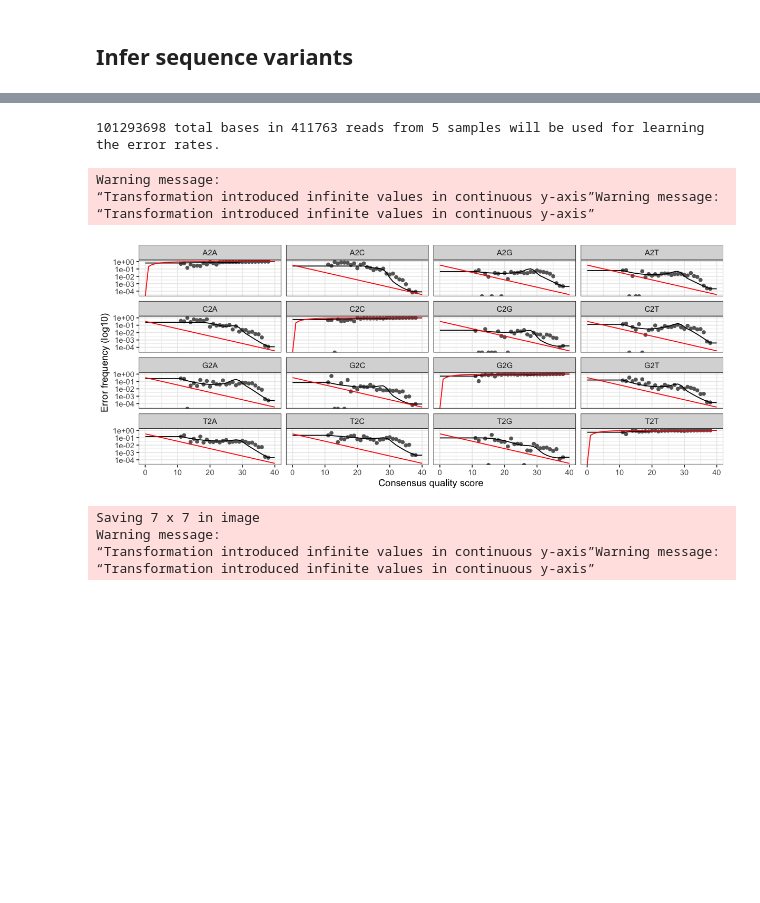
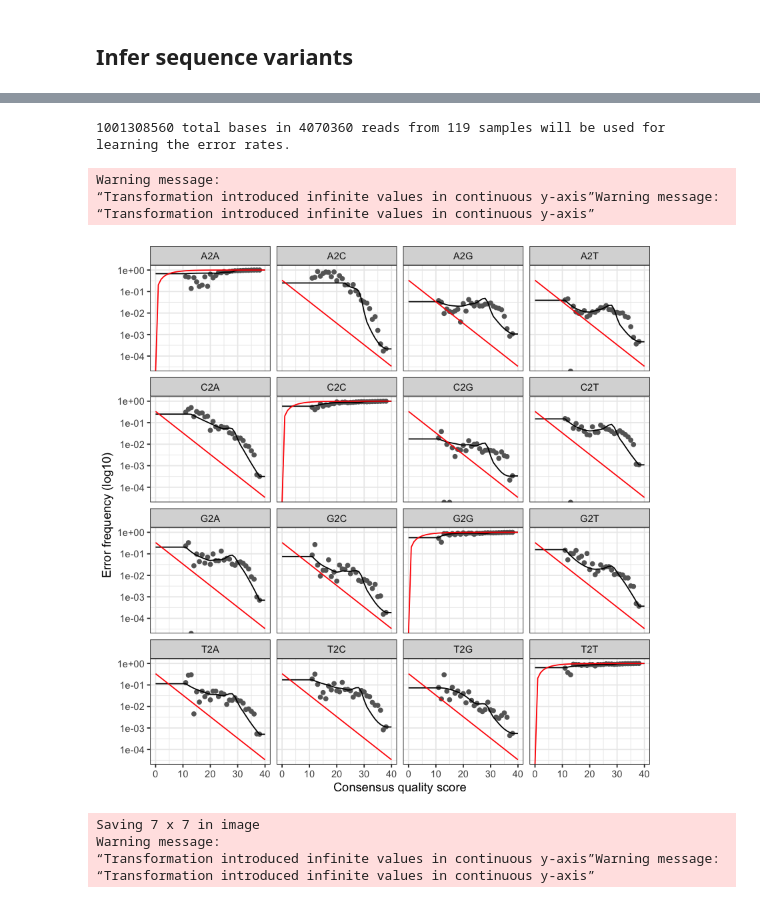
Before and after one commit to rosekantor/awtp2, a Jupyter notebook: awtp2_16S_dada2.ipynb, the cells around one changed output, grey strips where cells are left out. Drawn from its saved outputs; the diff is of its cells as text; code cells hidden in the pictures; blank space fills up the shorter version.

Commit message:
changed nbases to 1e9

```diff
--- a/awtp2_16S_dada2.ipynb
+++ b/awtp2_16S_dada2.ipynb
@@ -82,6 +92,7 @@ filterAndTrim(fwd = file.path(path,fns), filt = file.path(filtpath,fns), compres
 # %% [markdown]
 ## Infer sequence variants
 # %%
+filtpath <- "~/data/awtp2_16S/trimmed_fwd/"
 filts <- list.files(filtpath, pattern="fastq.gz", full.names=TRUE)
 sample.names <- sapply(strsplit(basename(filts), "_"), `[`, 2)
 names(filts) <- sample.names
@@ -108,12 +119,12 @@ sample.names
 # %%
 # Learn error rates
 set.seed(100)
-err <- learnErrors(filts, nbases = 1e8, multithread=TRUE, randomize=TRUE)
+err <- learnErrors(filts, nbases = 1e9, multithread=TRUE, randomize=TRUE)
 plotErrors(err, nominalQ=TRUE)
 # %% [output]
-101293698 total bases in 411763 reads from 5 samples will be used for learning the error rates.
+1001308560 total bases in 4070360 reads from 119 samples will be used for learning the error rates.
 Warning message:
 “Transformation introduced infinite values in continuous y-axis”Warning message:
 “Transformation introduced infinite values in continuous y-axis”
-[figure, old version]
+[figure, new version]
 # %%
```
Also changed, not shown: parts of 11 cells of this notebook.
